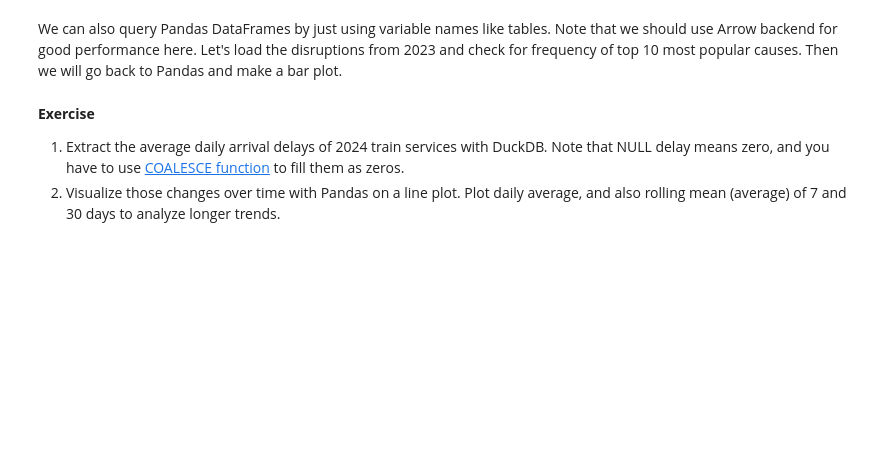
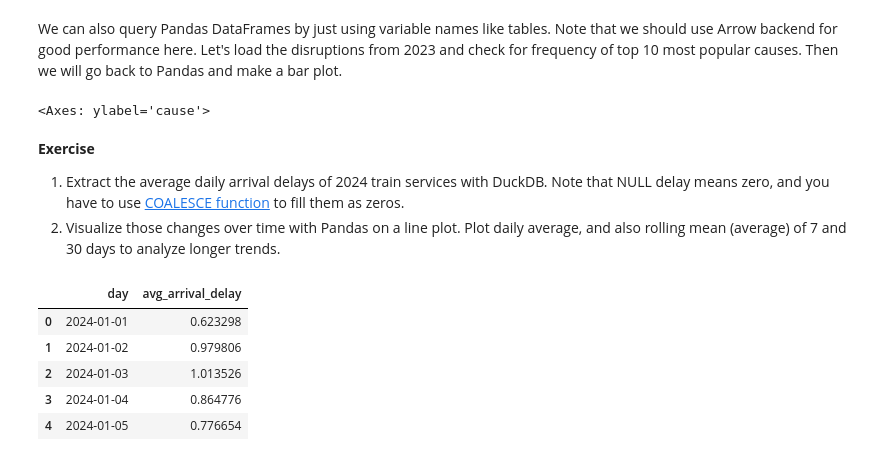
Before and after one commit to McEnigma24/UMISI-sem2-MLops, a Jupyter notebook: lab02/lab/notebook_02_duckdb.ipynb, the cells around one changed output. Cells and saved outputs as stored; diff of their text form; code cells hidden in the pictures; blank space fills up the shorter version.

```diff
--- a/lab02/lab/notebook_02_duckdb.ipynb
+++ b/lab02/lab/notebook_02_duckdb.ipynb
@@ -579,7 +702,7 @@ We can also query Pandas DataFrames by just using variable names like tables. No
 # %%
 import pandas as pd
 
-df_disruptions = pd.read_csv("data/disruptions-2023.csv", dtype_backend="pyarrow")
+df_disruptions = pd.read_csv("data/disruptions-2023.big.csv", dtype_backend="pyarrow")
 
 df_disruptions_statistics = duckdb.sql("""
 SELECT statistical_cause_en AS cause, COUNT(*) / (SELECT COUNT(*) FROM df_disruptions) AS cause_frequency
@@ -590,8 +713,31 @@ LIMIT 10
 """).df()
 
 df_disruptions_statistics.plot.barh(x="cause", y="cause_frequency")
+# %% [output]
+<Axes: ylabel='cause'>
 # %% [markdown]
 **Exercise**
 
 1. Extract the average daily arrival delays of 2024 train services with DuckDB. Note that NULL delay means zero, and you have to use [COALESCE function](https://duckdb.org/docs/stable/sql/functions/utility.html#coalesceexpr-) to fill them as zeros.
 2. Visualize those changes over time with Pandas on a line plot. Plot daily average, and also rolling mean (average) of 7 and 30 days to analyze longer trends.
+# %%
+# 1. Average daily arrival delays (NULL delay treated as zero)
+
+daily_delays = duckdb.sql("""
+SELECT
+    "Service:Date" AS day,
+    AVG(COALESCE("Stop:Arrival delay", 0)) AS avg_arrival_delay
+FROM "data/services-2024.big.csv"
+WHERE "Stop:Arrival time" IS NOT NULL
+GROUP BY "Service:Date"
+ORDER BY day
+""").df()
+
+daily_delays.head()
+# %% [output]
+|  | day | avg_arrival_delay |
+| 0 | 2024-01-01 | 0.623298 |
+| 1 | 2024-01-02 | 0.979806 |
+| 2 | 2024-01-03 | 1.013526 |
+| 3 | 2024-01-04 | 0.864776 |
+| 4 | 2024-01-05 | 0.776654 |
```
Also changed, not shown: parts of 13 cells of this notebook, 8 other files.
